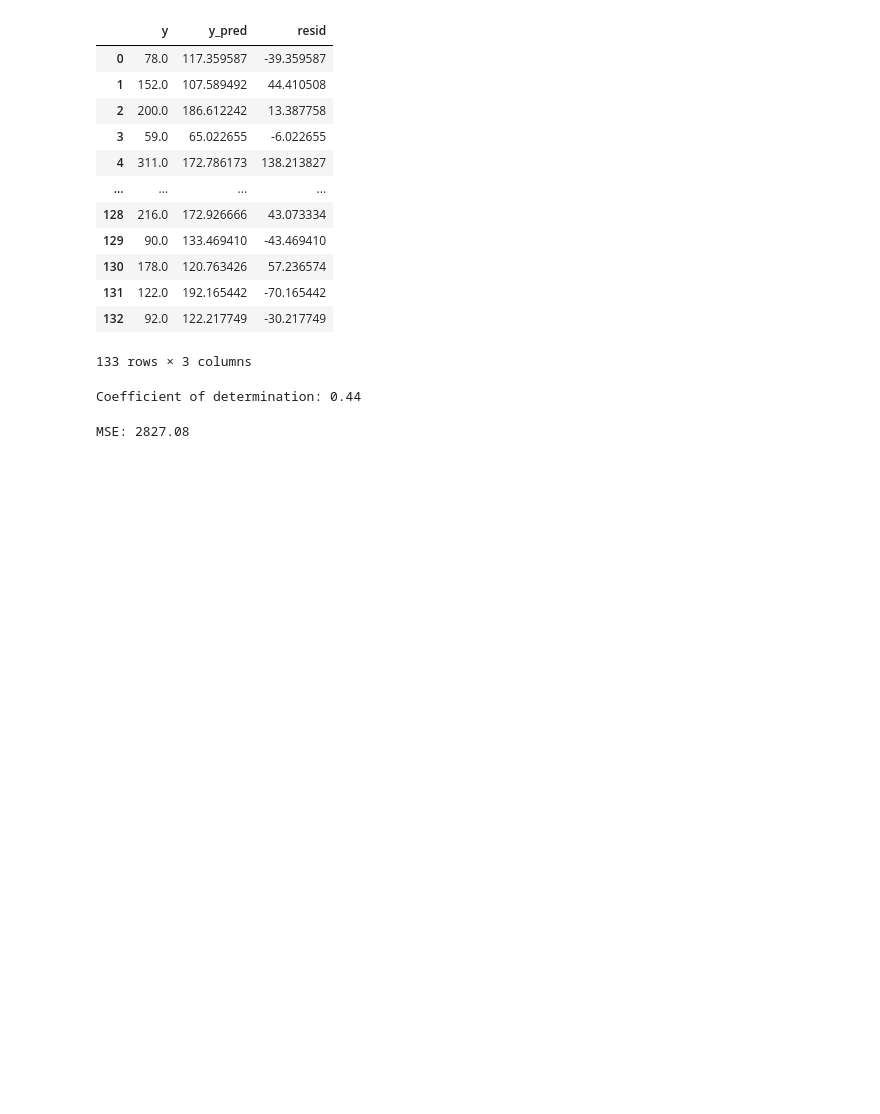
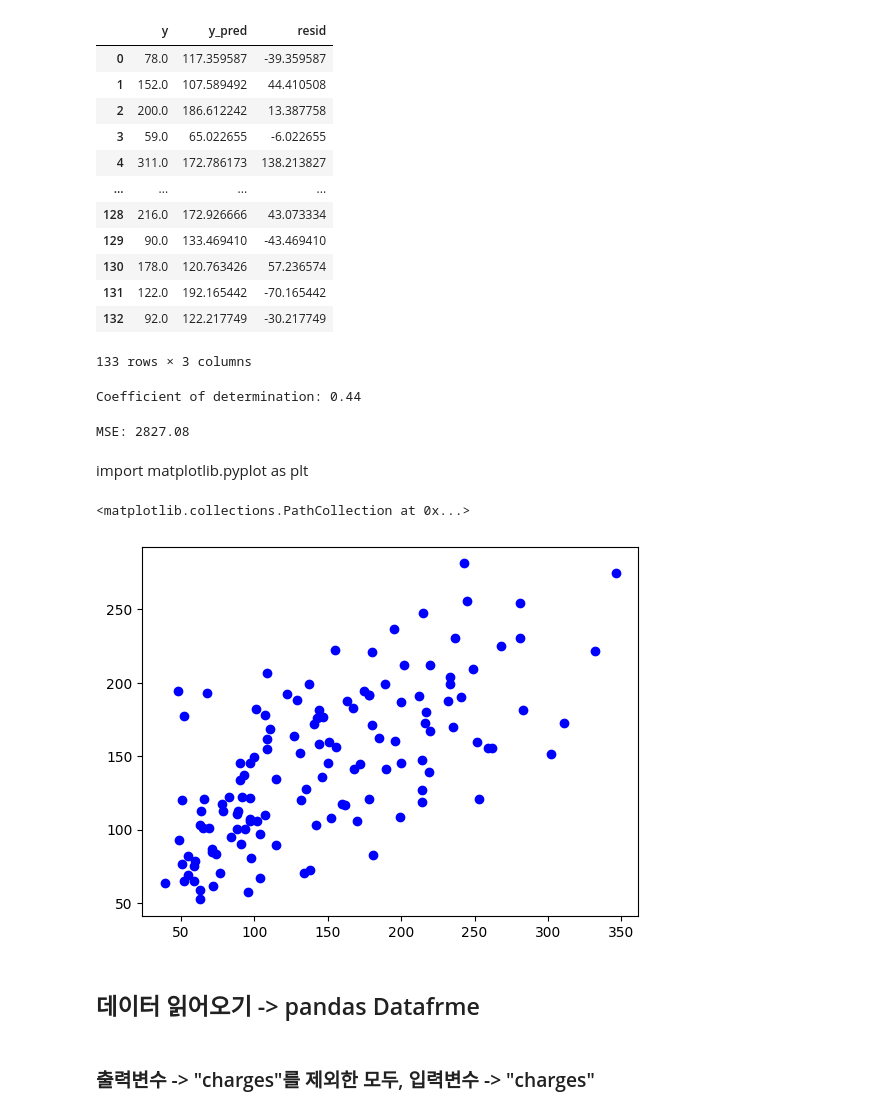
Before and after one commit to DDungEEEE/MachineLearning, a Jupyter notebook: first.ipynb, the cells around one changed output. Drawn from its saved outputs; the diff is of its cells as text; code cells hidden in the pictures; blank space fills up the shorter version.

```diff
--- a/first.ipynb
+++ b/first.ipynb
@@ -258,3 +226,10 @@ Coefficient of determination: 0.44
 print("MSE: %.2f" % MSE(y_te, pred))
 # %% [output]
 MSE: 2827.08
+# %% [markdown]
+import matplotlib.pyplot as plt
+# %%
+plt.scatter(y_te, pred, color="blue")
+# %% [output]
+<matplotlib.collections.PathCollection at 0x...>
+[figure, added]
@@ -260,0 +242,2 @@ MSE: 2827.08
+# %% [markdown]
+## 데이터 읽어오기 -> pandas Datafrme
@@ -260,0 +246,2 @@ MSE: 2827.08
+# %% [markdown]
+### 출력변수 -> "charges"를 제외한 모두, 입력변수 -> "charges"
```
Also changed, not shown: parts of 42 cells of this notebook, 1 other file.
